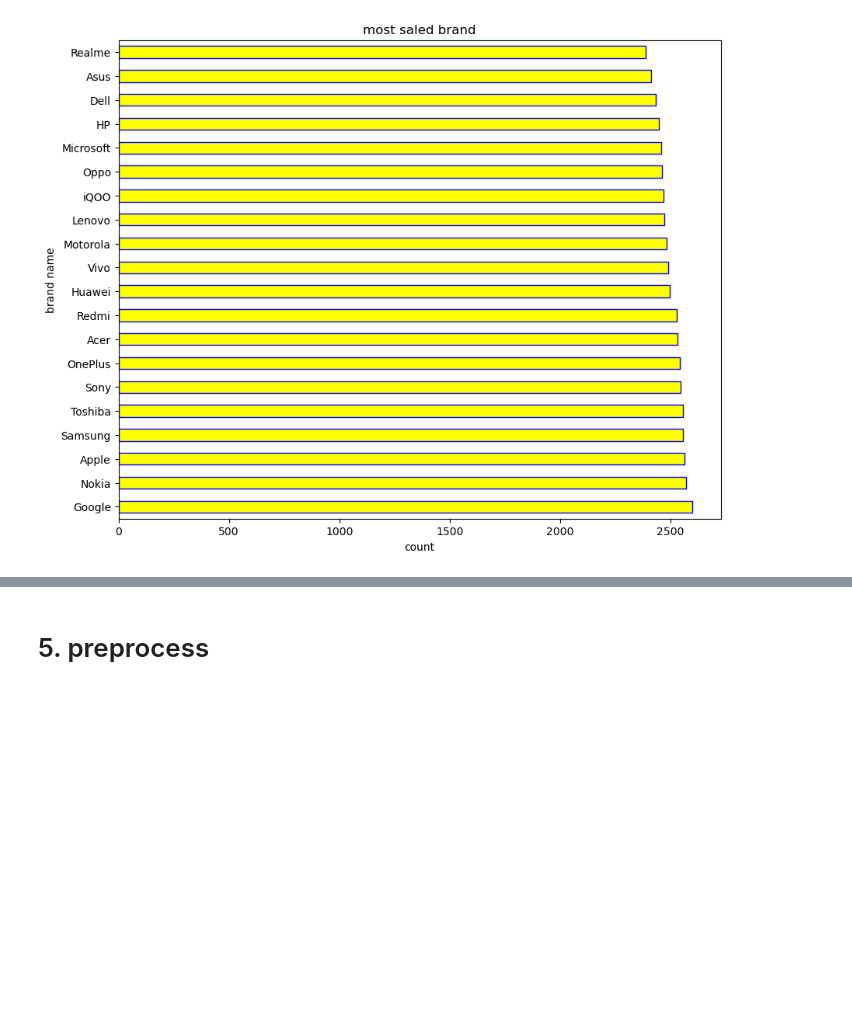
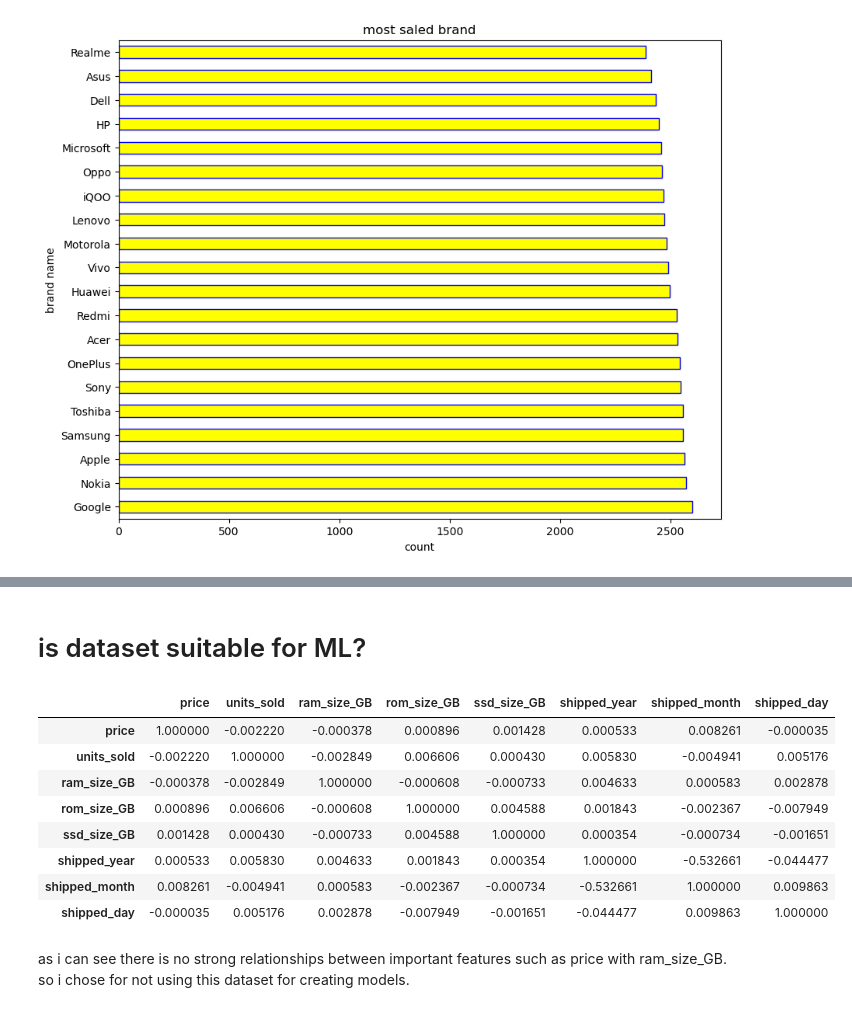
Before and after one commit to sirUnchained/Machine-Learning-and-Data-Analysis, a Jupyter notebook: Mobiles & laptop Sales/Mobiles & laptop Sales.ipynb, the cells around one changed output, grey strips where cells are left out. Drawn from its saved outputs; the diff is of its cells as text; code cells hidden in the pictures; blank space fills up the shorter version.

```diff
--- a/Mobiles & laptop Sales/Mobiles & laptop Sales.ipynb
+++ b/Mobiles & laptop Sales/Mobiles & laptop Sales.ipynb
@@ -360,4 +367,18 @@ Name: count, dtype: int64
-# %% [markdown]
-# 5. preprocess
-# %%
-df = df.drop(columns=['units_sold'])
+# %% [markdown]
+# is dataset suitable for ML?
+# %%
+df.corr(numeric_only=True)
+# %% [output]
+|  | price | units_sold | ram_size_GB | rom_size_GB | ssd_size_GB | shipped_year | shipped_month | shipped_day |
+| price | 1.000000 | -0.002220 | -0.000378 | 0.000896 | 0.001428 | 0.000533 | 0.008261 | -0.000035 |
+| units_sold | -0.002220 | 1.000000 | -0.002849 | 0.006606 | 0.000430 | 0.005830 | -0.004941 | 0.005176 |
+| ram_size_GB | -0.000378 | -0.002849 | 1.000000 | -0.000608 | -0.000733 | 0.004633 | 0.000583 | 0.002878 |
+| rom_size_GB | 0.000896 | 0.006606 | -0.000608 | 1.000000 | 0.004588 | 0.001843 | -0.002367 | -0.007949 |
+| ssd_size_GB | 0.001428 | 0.000430 | -0.000733 | 0.004588 | 1.000000 | 0.000354 | -0.000734 | -0.001651 |
+| shipped_year | 0.000533 | 0.005830 | 0.004633 | 0.001843 | 0.000354 | 1.000000 | -0.532661 | -0.044477 |
+| shipped_month | 0.008261 | -0.004941 | 0.000583 | -0.002367 | -0.000734 | -0.532661 | 1.000000 | 0.009863 |
+| shipped_day | -0.000035 | 0.005176 | 0.002878 | -0.007949 | -0.001651 | -0.044477 | 0.009863 | 1.000000 |
+# %% [markdown]
+as i can see there is no strong relationships between important features such as price with ram_size_GB.
+<br />
+so i chose for not using this dataset for creating models.
```
Also changed, not shown: parts of 11 cells of this notebook.
